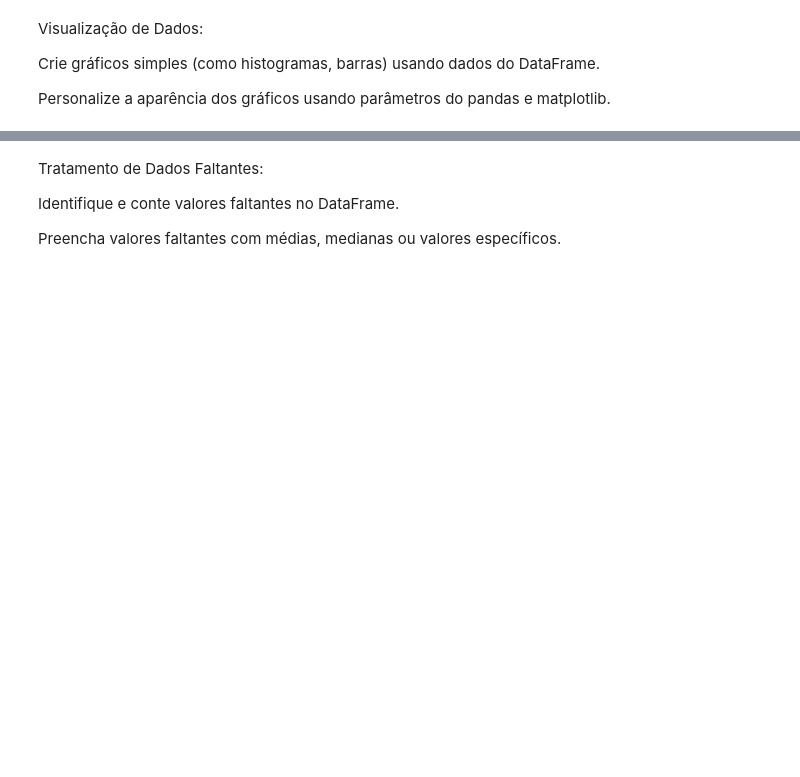
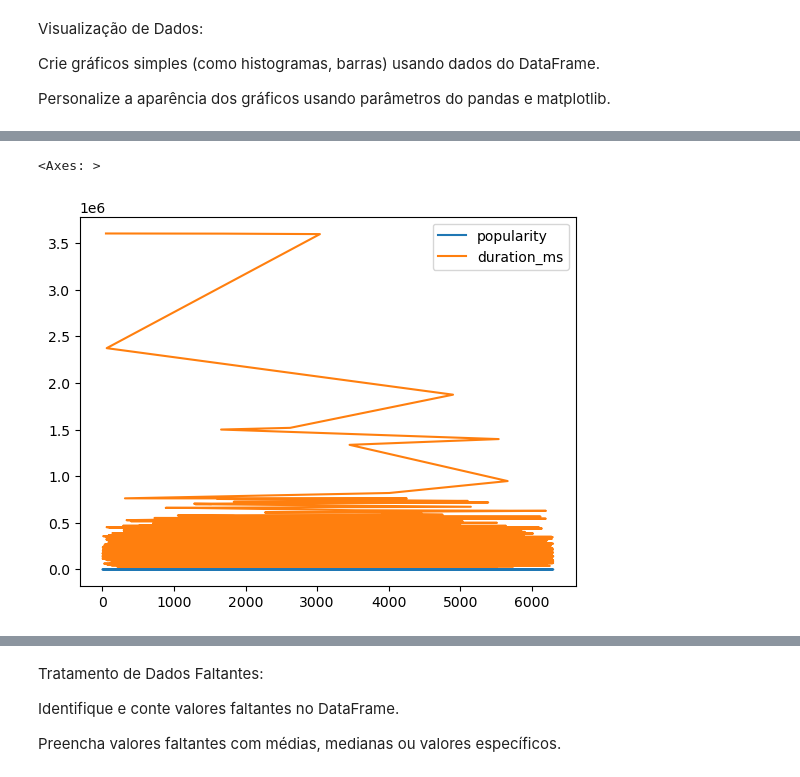
Before and after one commit to liviaalves00/JupyterNotebooksTestes, a Jupyter notebook: spotifydataset.ipynb, the cells around one changed output, grey strips where cells are left out. Saved outputs shown, nothing was run; the diff lists cells and outputs as text; code cells hidden in the pictures; blank space fills up the shorter version.

```diff
--- a/spotifydataset.ipynb
+++ b/spotifydataset.ipynb
@@ -308,0 +436,5 @@ Personalize a aparência dos gráficos usando parâmetros do pandas e matplotlib
+# %%
+spo_dt.plot()
+# %% [output]
+<Axes: >
+[figure, added]
```
Also changed, not shown: parts of 24 cells of this notebook.
